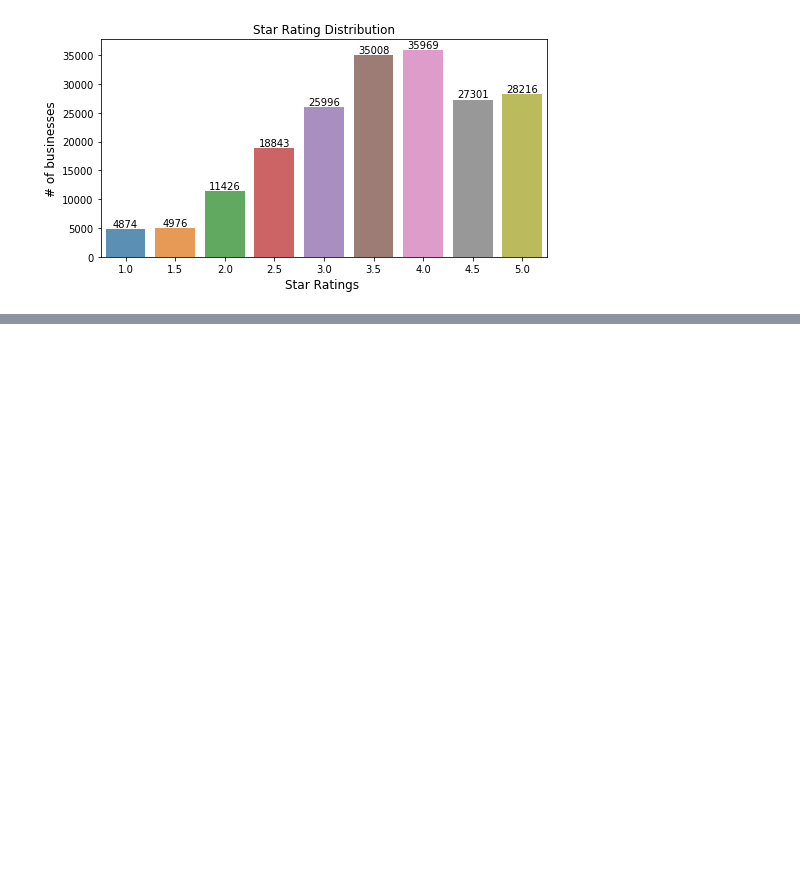
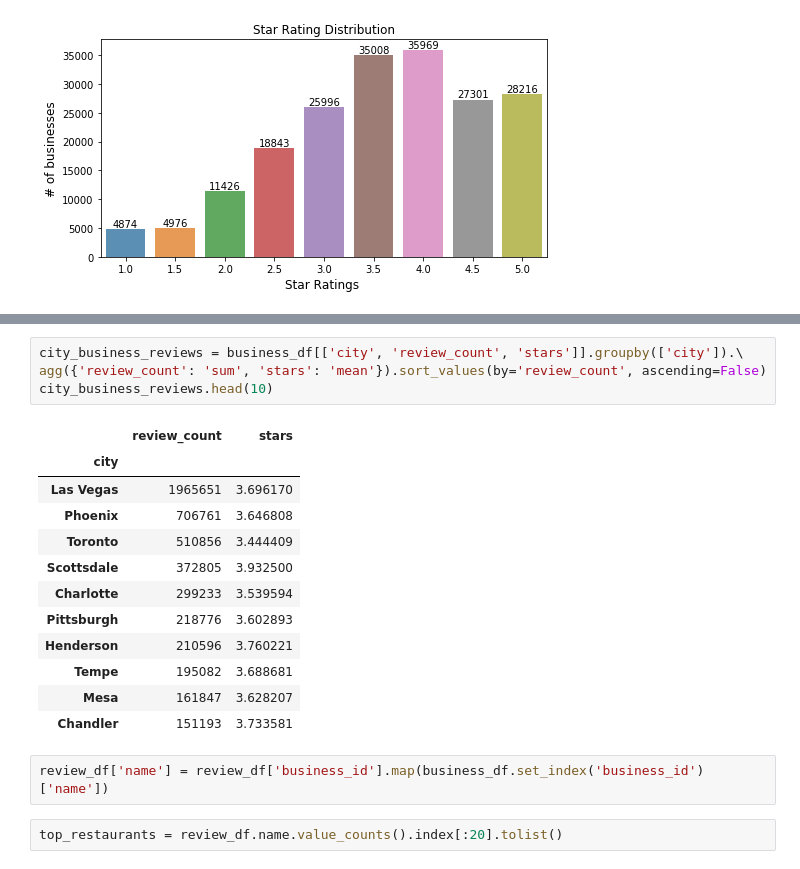
Before and after one commit to ntlrs/Data620, a Jupyter notebook: Final Project/Data_620_Final.ipynb, the cells around one changed output, grey strips where cells are left out. Drawn from its saved outputs; the diff is of its cells as text; blank space fills up the shorter version.

```diff
--- a/Final Project/Data_620_Final.ipynb
+++ b/Final Project/Data_620_Final.ipynb
@@ -109,0 +162,21 @@ pandas.core.frame.DataFrame
+# %%
+city_business_reviews = business_df[['city', 'review_count', 'stars']].groupby(['city']).\
+agg({'review_count': 'sum', 'stars': 'mean'}).sort_values(by='review_count', ascending=False)
+city_business_reviews.head(10)
+# %% [output]
+|  | review_count | stars |
+| city |  |  |
+| Las Vegas | 1965651 | 3.696170 |
+| Phoenix | 706761 | 3.646808 |
+| Toronto | 510856 | 3.444409 |
+| Scottsdale | 372805 | 3.932500 |
+| Charlotte | 299233 | 3.539594 |
+| Pittsburgh | 218776 | 3.602893 |
+| Henderson | 210596 | 3.760221 |
+| Tempe | 195082 | 3.688681 |
+| Mesa | 161847 | 3.628207 |
+| Chandler | 151193 | 3.733581 |
+# %%
+review_df['name'] = review_df['business_id'].map(business_df.set_index('business_id')['name'])
+# %%
+top_restaurants = review_df.name.value_counts().index[:20].tolist()
```
Also changed, not shown: parts of 10 cells of this notebook.
